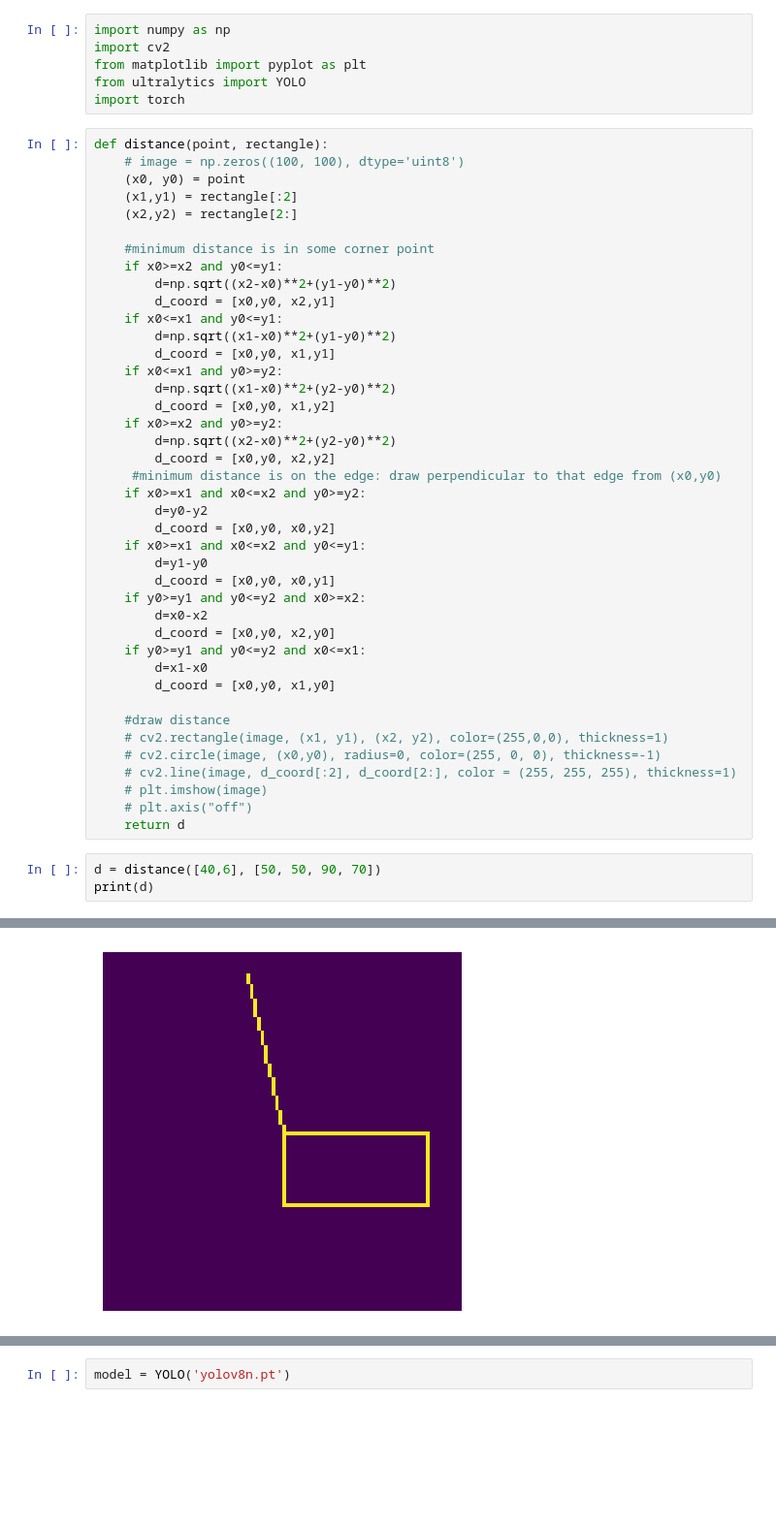
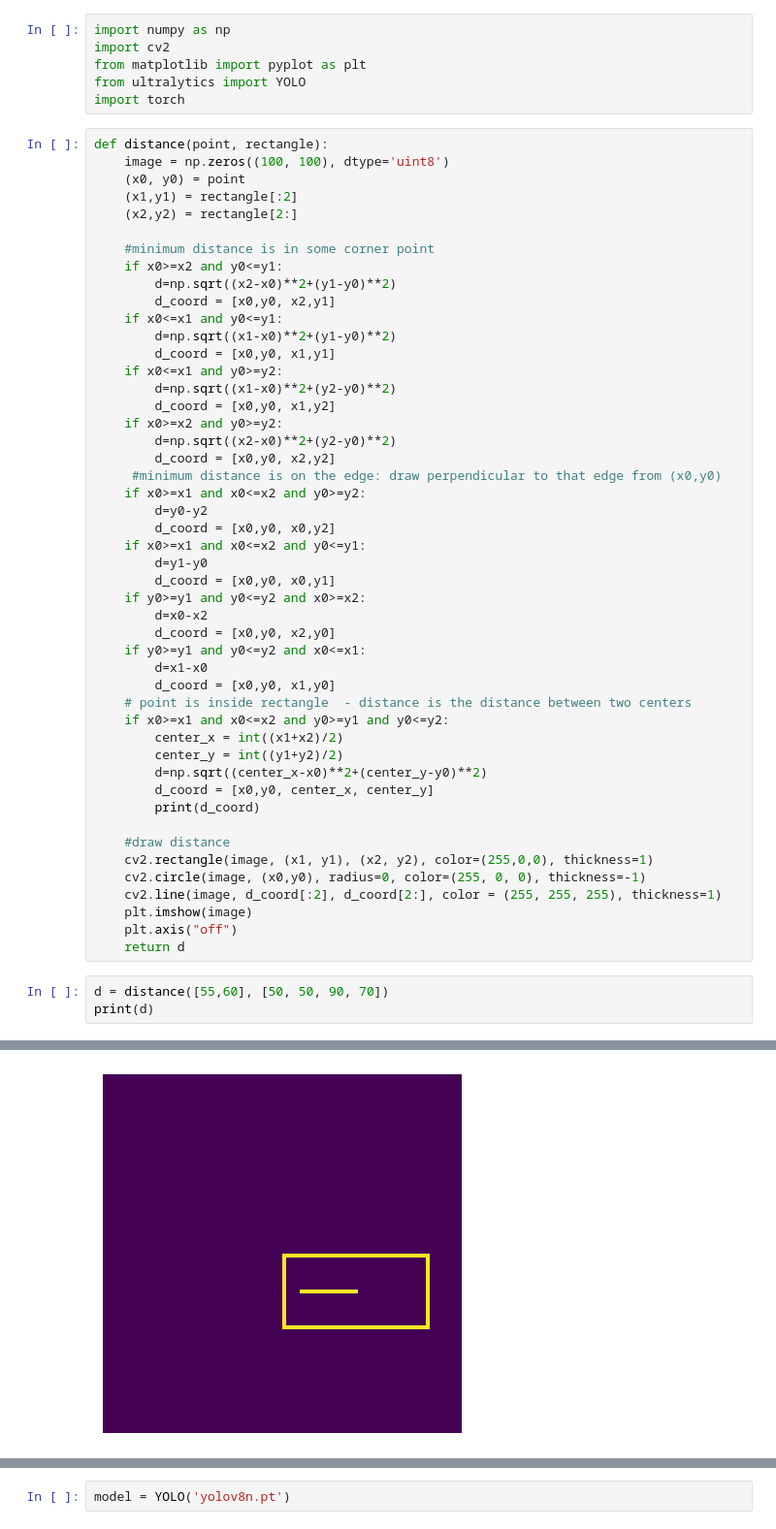
Before and after one commit to helenprokonina/Distance_project, a Jupyter notebook: test.ipynb, the cells around one changed output, grey strips where cells are left out. Shown at 97% size. Cells and saved outputs as stored; diff of their text form; blank space fills up the shorter version.

Commit message:
changed distance function

```diff
--- a/test.ipynb
+++ b/test.ipynb
@@ -6,7 +6,7 @@ from ultralytics import YOLO
 import torch
 # %%
 def distance(point, rectangle):
-    # image = np.zeros((100, 100), dtype='uint8')
+    image = np.zeros((100, 100), dtype='uint8')
     (x0, y0) = point
     (x1,y1) = rectangle[:2]
     (x2,y2) = rectangle[2:]
@@ -37,15 +37,22 @@ def distance(point, rectangle):
     if y0>=y1 and y0<=y2 and x0<=x1:
         d=x1-x0
         d_coord = [x0,y0, x1,y0]
+    # point is inside rectangle  - distance is the distance between two centers
+    if x0>=x1 and x0<=x2 and y0>=y1 and y0<=y2:
+        center_x = int((x1+x2)/2)
+        center_y = int((y1+y2)/2)
+        d=np.sqrt((center_x-x0)**2+(center_y-y0)**2)
+        d_coord = [x0,y0, center_x, center_y]
+        print(d_coord)
 
     #draw distance
-    # cv2.rectangle(image, (x1, y1), (x2, y2), color=(255,0,0), thickness=1)
-    # cv2.circle(image, (x0,y0), radius=0, color=(255, 0, 0), thickness=-1)
-    # cv2.line(image, d_coord[:2], d_coord[2:], color = (255, 255, 255), thickness=1)
-    # plt.imshow(image)
-    # plt.axis("off")
+    cv2.rectangle(image, (x1, y1), (x2, y2), color=(255,0,0), thickness=1)
+    cv2.circle(image, (x0,y0), radius=0, color=(255, 0, 0), thickness=-1)
+    cv2.line(image, d_coord[:2], d_coord[2:], color = (255, 255, 255), thickness=1)
+    plt.imshow(image)
+    plt.axis("off")
     return d
 # %%
-d = distance([40,6], [50, 50, 90, 70])
+d = distance([55,60], [50, 50, 90, 70])
 print(d)
 # %% [output]
@@ -53,4 +61,4 @@ print(d)
-[figure, old version]
+[figure, new version]
 # %%
 def get_distance(rect1, rect2):
     # take senter of person as a point
```
Also changed, not shown: parts of 3 cells of this notebook.
